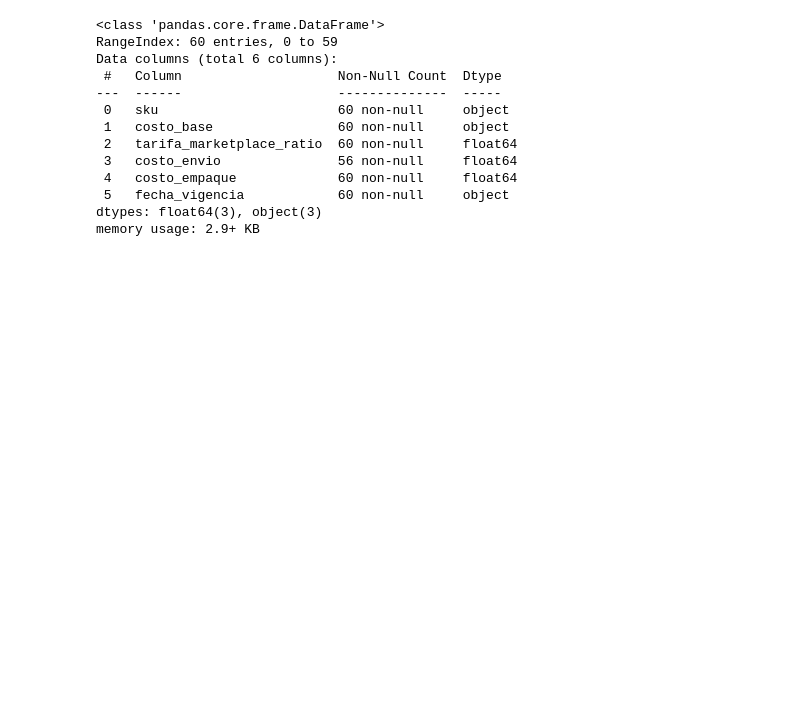
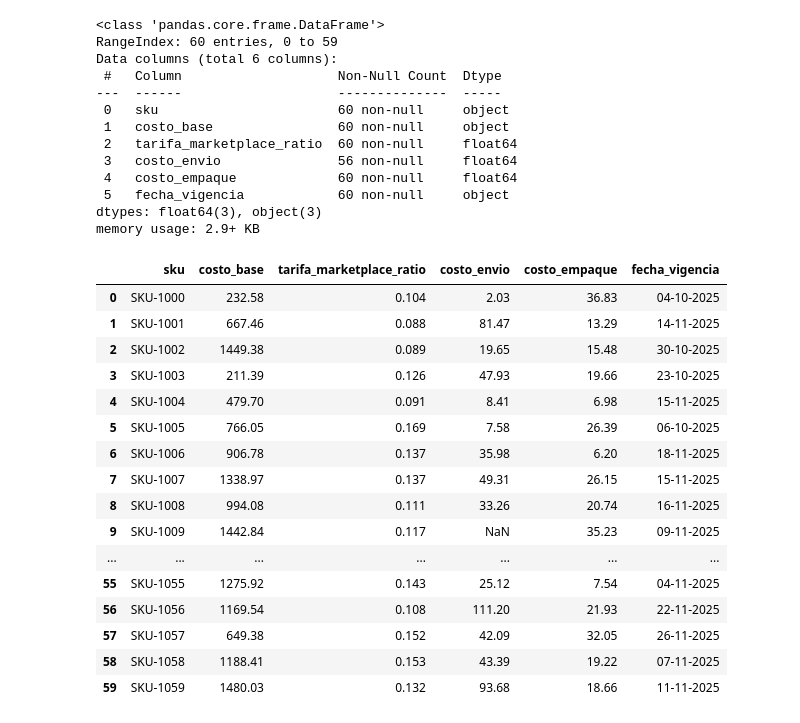
Before and after one commit to fttm-mdz/ANALISIS-PRECIOS-MARGENES-, a Jupyter notebook: notebooks/EDA.ipynb, the cells around one changed output. Drawn from its saved outputs; the diff is of its cells as text; code cells hidden in the pictures; blank space fills up the shorter version.

Commit message:
limpieza columna de la tercer tabla

```diff
--- a/notebooks/EDA.ipynb
+++ b/notebooks/EDA.ipynb
@@ -387,3 +387,32 @@ Data columns (total 6 columns):
  5   fecha_vigencia            60 non-null     object
 dtypes: float64(3), object(3)
 memory usage: 2.9+ KB
+# %%
+#limpieza de la columna costo_base
+costos_df["costo_base"] = (
+    costos_df["costo_base"]
+    .astype(str)
+    .str.replace("$", "", regex=False)
+    .str.replace(",", "", regex=False)
+    .str.strip()
+    .astype(float)
+)
+costos_df
+# %% [output]
+|  | sku | costo_base | tarifa_marketplace_ratio | costo_envio | costo_empaque | fecha_vigencia |
+| 0 | SKU-1000 | 232.58 | 0.104 | 2.03 | 36.83 | 04-10-2025 |
+| 1 | SKU-1001 | 667.46 | 0.088 | 81.47 | 13.29 | 14-11-2025 |
+| 2 | SKU-1002 | 1449.38 | 0.089 | 19.65 | 15.48 | 30-10-2025 |
+| 3 | SKU-1003 | 211.39 | 0.126 | 47.93 | 19.66 | 23-10-2025 |
+| 4 | SKU-1004 | 479.70 | 0.091 | 8.41 | 6.98 | 15-11-2025 |
+| 5 | SKU-1005 | 766.05 | 0.169 | 7.58 | 26.39 | 06-10-2025 |
+| 6 | SKU-1006 | 906.78 | 0.137 | 35.98 | 6.20 | 18-11-2025 |
+| 7 | SKU-1007 | 1338.97 | 0.137 | 49.31 | 26.15 | 15-11-2025 |
+| 8 | SKU-1008 | 994.08 | 0.111 | 33.26 | 20.74 | 16-11-2025 |
+| 9 | SKU-1009 | 1442.84 | 0.117 | NaN | 35.23 | 09-11-2025 |
+| ... | ... | ... | ... | ... | ... | ... |
+| 55 | SKU-1055 | 1275.92 | 0.143 | 25.12 | 7.54 | 04-11-2025 |
+| 56 | SKU-1056 | 1169.54 | 0.108 | 111.20 | 21.93 | 22-11-2025 |
+| 57 | SKU-1057 | 649.38 | 0.152 | 42.09 | 32.05 | 26-11-2025 |
+| 58 | SKU-1058 | 1188.41 | 0.153 | 43.39 | 19.22 | 07-11-2025 |
+| 59 | SKU-1059 | 1480.03 | 0.132 | 93.68 | 18.66 | 11-11-2025 |
```
